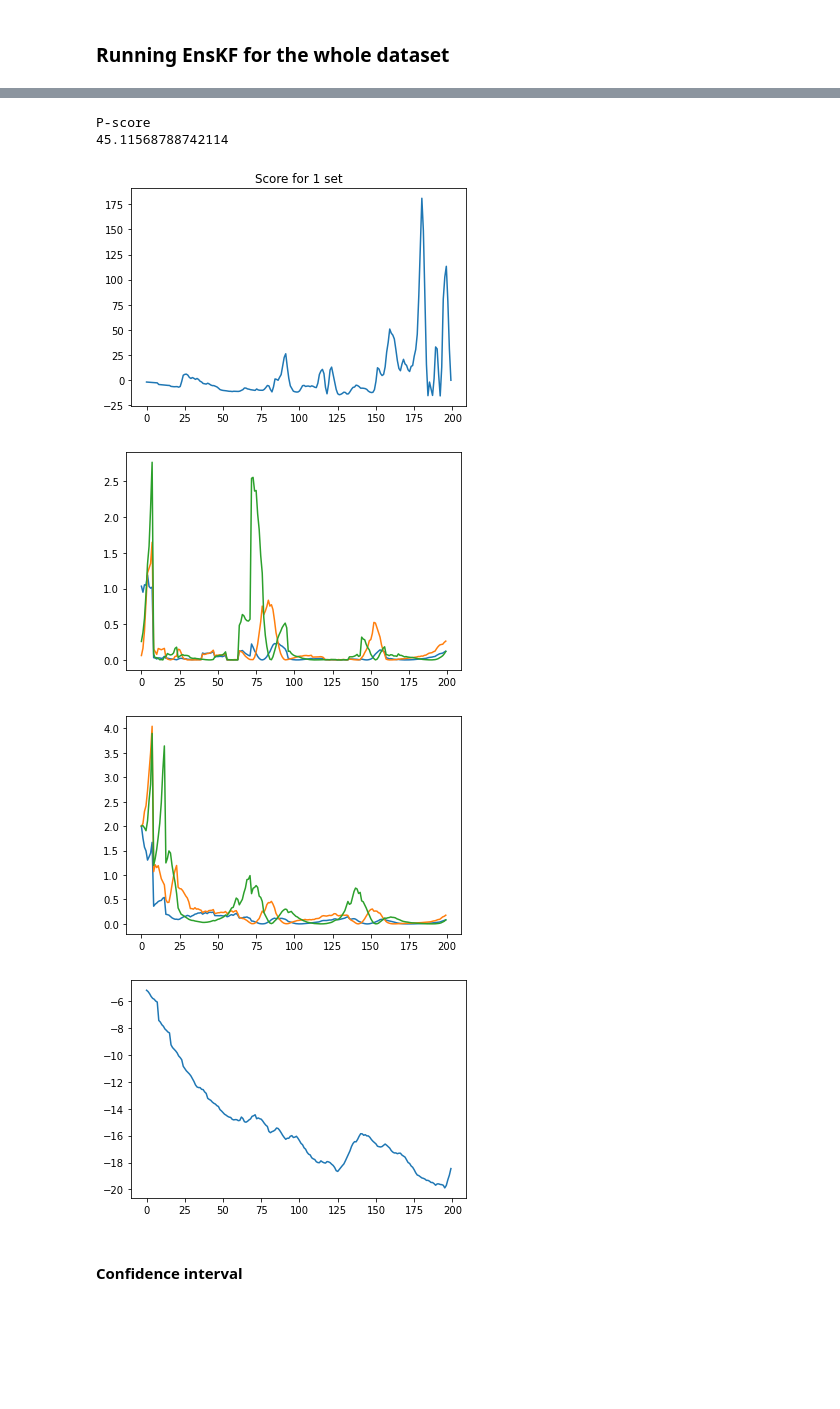
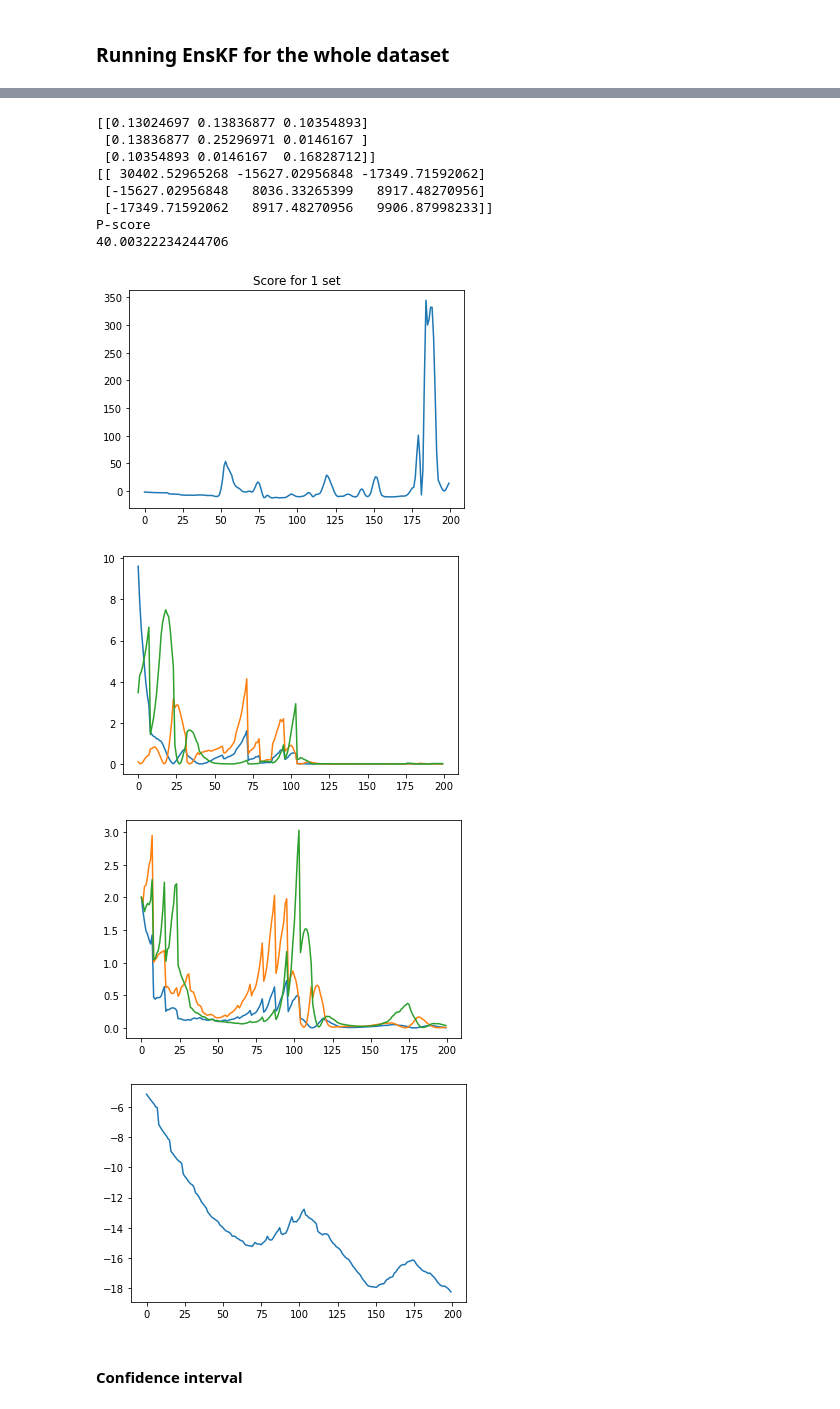
Before and after one commit to Nicolasecl16/These, a Jupyter notebook: 4Dvarnetstochastic/Lorenz63/Analysis.ipynb, the cells around one changed output, grey strips where cells are left out. Saved outputs shown, nothing was run; the diff lists cells and outputs as text; code cells hidden in the pictures; blank space fills up the shorter version.

```diff
--- a/4Dvarnetstochastic/Lorenz63/Analysis.ipynb
+++ b/4Dvarnetstochastic/Lorenz63/Analysis.ipynb
@@ -582,0 +456,21 @@ P-score
+# %%
+ind = 150
+print(init.shape)
+x_init =X_test_obs3[ind,:,0]
+P_init=R
+x_tot = np.zeros((200,3))
+P_tot = np.zeros((200,3,3))
+x_tot[0,:]=x_init
+P_tot [0,:,:] = P_init
+for i in range(1,200):
+    #print(P_tot[:5,:,:])
+    x_f,P_f = forecast(x_init,P_init,f,N)
+    if i%8==0:
+        x_a,P_a = update2(x_f[:,0],P_f,x_obs[ind,:,i],Hi,R)
+    else :
+        x_a,P_a = x_f,P_f
+    x_tot[i,:]=x_a[:,0]
+    P_tot[i,:,:] = P_a
+    x_init = x_a[:,0]
+    P_init = P_a
+    print(np.mean((x_init-new_t[ind,:,i])**2))
@@ -635,18 +610,12 @@ H_all = np.eye(3)
 # %%
-N_obs =3
-if N_obs==1:
-    Hi = H1
-elif N_obs ==2:
-    Hi = H1 +H2
-elif N_obs ==3 :
-    Hi=H1+H2+H3
+N_obs =nb_obs
 Mu_res = np.zeros((N_test,dT,dX))
 P_res = np.zeros((N_test,dT,dX,dX))
 c=0
-Ind = np.random.permutation(2000)[:10]
+Ind = np.random.permutation(2000)[:50]
 for ind in Ind:
     print(ind)
-    x_init =x_obs[ind,:,0]
+    x_init =X_test_obs3[ind,:,0]
     P_init=R
     x_tot = np.zeros((200,3))
     P_tot = np.zeros((200,3,3))
@@ -695,9 +664,11 @@ print(Mu_res.shape)
 A = np.transpose(Mu_res[Ind,:,:],(0,2,1))
 print("R-score")
 print(np.mean((dataTestNoNaN[Ind,:,:]-A)**2))
-scores_tot = np.zeros((10, 200))
+Size = Ind.shape[0]
+print(Size)
+scores_tot = np.zeros((Size, 200))
 
-for i in range(0,10):
+for i in range(Size):
     x_tot_n = (Mu_res[Ind[i],:,:]-m)/s
     P_tot_n = P_res[Ind[i],:,:,:]/s**2
     #print(P_tot_n[0:10,:,:])
@@ -716,18 +687,20 @@ plt.show()
 
 plt.figure()
 plt.title("Score for 1 set")
-plt.plot(scores_tot[0,:])
+plt.plot(scores_tot[2,:])
 plt.figure()
 plt.plot(((dataTestNoNaN[Ind,:,:]-A)**2)[0,0,:])
 plt.plot(((dataTestNoNaN[Ind,:,:]-A)**2)[0,1,:])
 plt.plot(((dataTestNoNaN[Ind,:,:]-A)**2)[0,2,:])
 plt.figure()
+print(P_res[Ind[0],40,:,:])
+print(np.linalg.inv(P_res[Ind[0],40,:,:]))
 plt.plot(P_res[Ind[0],:,0,0])
 plt.plot(P_res[Ind[0],:,1,1])
 plt.plot(P_res[Ind[0],:,2,2])
 plt.figure()
 plt.plot(-0.5*np.log(np.linalg.det(np.linalg.inv((P_res[Ind[0],:,:,:]/s**2)))))
-
+#plt.plot(0.5*(np.dot((np.dot((target-mu).T,np.linalg.inv((P_res[Ind[0],:,:,:]/s**2)))),(target-mu))))
 print("P-score")
 print(np.mean(scores_tot))
 # %% [output]
@@ -739,9 +713,15 @@ R-score
+[[0.13024697 0.13836877 0.10354893]
+ [0.13836877 0.25296971 0.0146167 ]
+ [0.10354893 0.0146167  0.16828712]]
+[[ 30402.52965268 -15627.02956848 -17349.71592062]
+ [-15627.02956848   8036.33265399   8917.48270956]
+ [-17349.71592062   8917.48270956   9906.87998233]]
 P-score
-45.11568788742114
+40.00322234244706
-[figure, old version]
+[figure, new version]
-[figure, old version]
+[figure, new version]
-[figure, old version]
+[figure, new version]
-[figure, old version]
+[figure, new version]
 # %% [markdown]
 #### Confidence interval
 # %%
```
Also changed, not shown: parts of 32 cells of this notebook, 4 other files.
